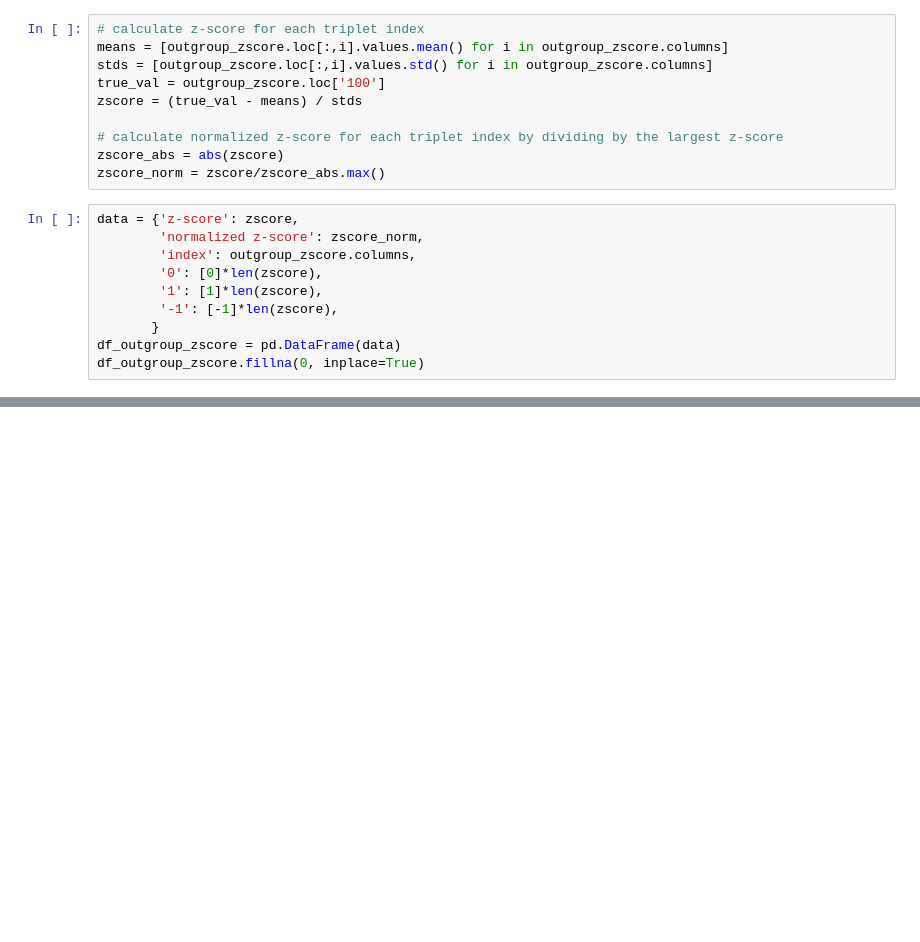
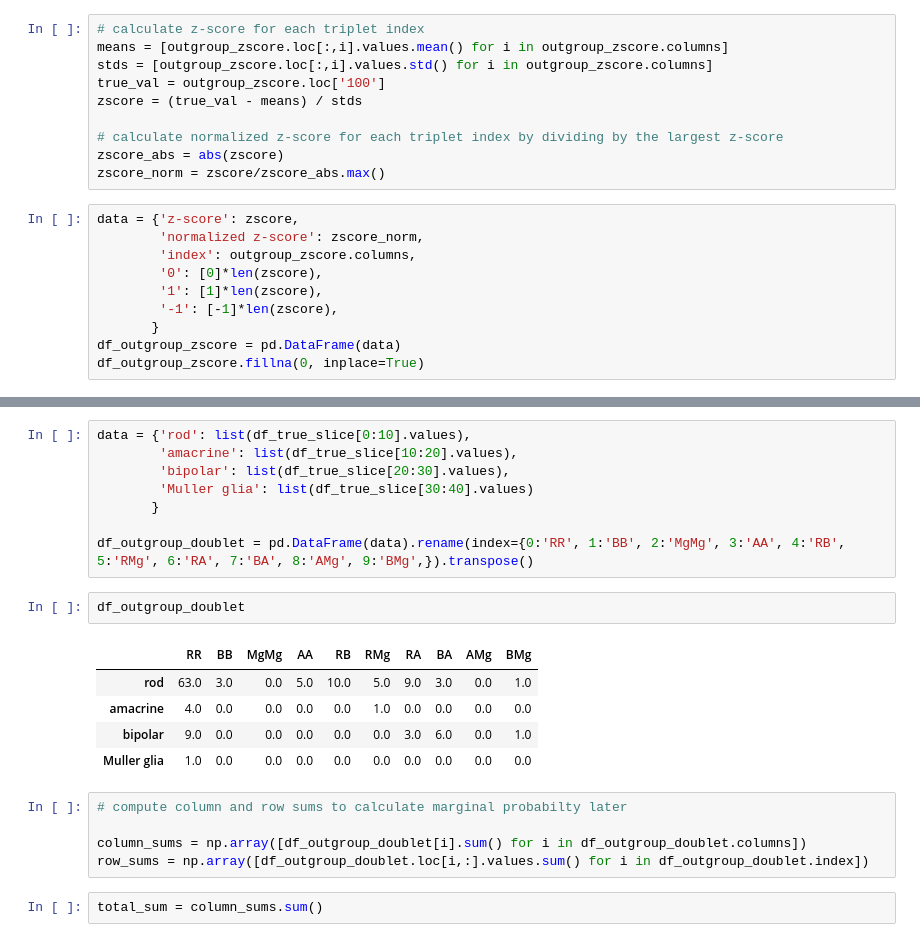
Before and after one commit to tranmartin45/elowitz, a Jupyter notebook: sandbox/triplet_motif_analysis_mi.ipynb, the cells around one changed output, grey strips where cells are left out. Cells and saved outputs as stored; diff of their text form; blank space fills up the shorter version.

```diff
--- a/sandbox/triplet_motif_analysis_mi.ipynb
+++ b/sandbox/triplet_motif_analysis_mi.ipynb
@@ -372,0 +274,23 @@ MI_df
+# %%
+data = {'rod': list(df_true_slice[0:10].values),
+        'amacrine': list(df_true_slice[10:20].values),
+        'bipolar': list(df_true_slice[20:30].values),
+        'Muller glia': list(df_true_slice[30:40].values)
+       }
+
+df_outgroup_doublet = pd.DataFrame(data).rename(index={0:'RR', 1:'BB', 2:'MgMg', 3:'AA', 4:'RB', 5:'RMg', 6:'RA', 7:'BA', 8:'AMg', 9:'BMg',}).transpose()
+# %%
+df_outgroup_doublet
+# %% [output]
+|  | RR | BB | MgMg | AA | RB | RMg | RA | BA | AMg | BMg |
+| rod | 63.0 | 3.0 | 0.0 | 5.0 | 10.0 | 5.0 | 9.0 | 3.0 | 0.0 | 1.0 |
+| amacrine | 4.0 | 0.0 | 0.0 | 0.0 | 0.0 | 1.0 | 0.0 | 0.0 | 0.0 | 0.0 |
+| bipolar | 9.0 | 0.0 | 0.0 | 0.0 | 0.0 | 0.0 | 3.0 | 6.0 | 0.0 | 1.0 |
+| Muller glia | 1.0 | 0.0 | 0.0 | 0.0 | 0.0 | 0.0 | 0.0 | 0.0 | 0.0 | 0.0 |
+# %%
+# compute column and row sums to calculate marginal probabilty later
+
+column_sums = np.array([df_outgroup_doublet[i].sum() for i in df_outgroup_doublet.columns])
+row_sums = np.array([df_outgroup_doublet.loc[i,:].values.sum() for i in df_outgroup_doublet.index])
+# %%
+total_sum = column_sums.sum()
```
Also changed, not shown: parts of 20 cells of this notebook.
